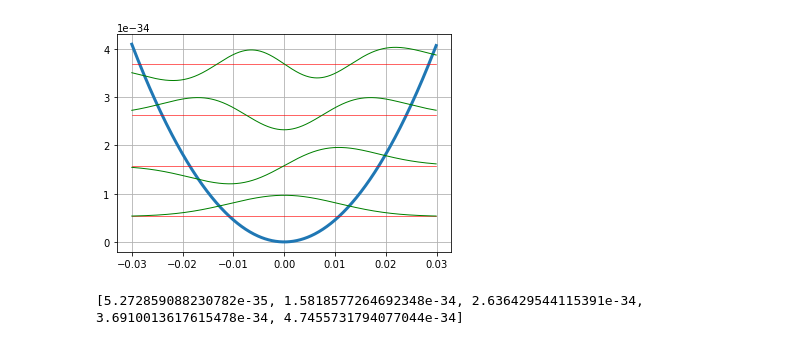
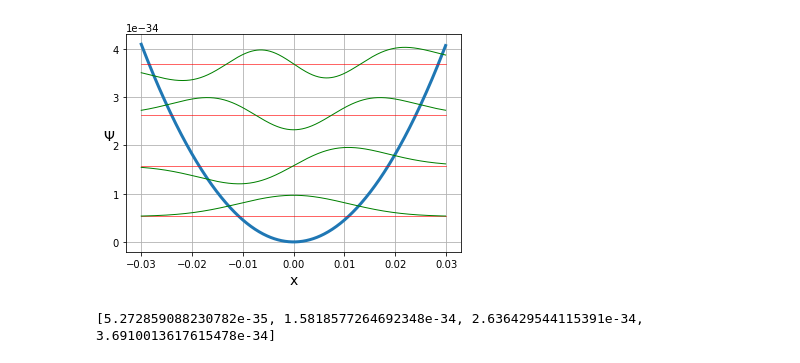
Before and after one commit to danyaffff/ITMO-Physics, a Jupyter notebook: Sem 4, Modeling/1task.ipynb, the cells around one changed output. Cells and saved outputs as stored; diff of their text form; code cells hidden in the pictures.

```diff
--- a/Sem 4, Modeling/1task.ipynb
+++ b/Sem 4, Modeling/1task.ipynb
@@ -5,7 +5,7 @@ import matplotlib.pyplot as plt
 import numpy as np
 # %%
 # Потенциальная энергия взята как 13.6 эВ -> электрон на первой орбите атома водорода
-U = 2.168e-18
+U = 15.168e-18
 
 # a была вычислена опытным путем
 a = 2e-10
@@ -23,6 +23,8 @@ for i in range(len(x)):
     y.append(f(U, x[i], a))
 
 plt.plot(x, y)
+plt.xlabel("a", fontsize=14)
+plt.ylabel("U", rotation=0, fontsize=14)
 plt.grid()
 plt.show()
 # %% [output]
@@ -82,0 +87,29 @@ plt.show()
+# %%
+# Вычислим энергии из найденных значений k и отметим их на графике
+energies = [0] * len(relatedValues)
+
+plt.plot(x, y)
+
+# Определим пси-функцию
+def psi(x_0, n):
+    # Просто коэффициент, чтобы функции красиво выглядели
+    coefficient = 70000000000000000000000
+    # И еще немного коэффициентов: делим значения на 2 и сдвигаем на pi * n / 2
+    return sqrt(2 / a) * sin(((constants.pi * (n + 1) * (x_0) / a) / 2) + (n + 1) * constants.pi / 2) / coefficient
+
+for index in range(len(relatedValues)):
+    energies[index] = (constants.hbar ** 2) * relatedValues[index] ** 2 / (2 * constants.electron_mass)
+    plt.axhline(y=energies[index] - U, linestyle="--", c='red', linewidth = 0.6)
+
+    # Нарисуем на графике графики волновых функций
+    yPsi = []
+    for xIndex in range(len(x)):
+        yPsi.append(psi(x[xIndex], index) + (energies[index] - U))
+
+    plt.plot(x, yPsi, c='green')
+    print(energies[index])
+
+plt.xlabel("a", fontsize=14)
+plt.ylabel("U", rotation=0, fontsize=14)
+plt.grid()
+plt.show()
@@ -83,7 +122,7 @@ plt.show()
 # %%
 # Построим график осцилляторного потенциала
-def pot(omega, x):
-    return 0.5 * constants.electron_mass * pow(omega, 2) * pow(x, 2)
+def pot(omega, x_3):
+    return 0.5 * constants.electron_mass * pow(omega, 2) * pow(x_3, 2)
 # %%
 x = np.arange(-3e-2, 3e-2, 1e-4)
 #x = np.arange(-3, 3, 0.1)
@@ -104,34 +143,36 @@ def hermite(n, x):
 
 # График собственных функций осциллографа
 def oscillographFunctions(n, x, E):
     points = []
     for index in range(len(x)):
         norm = constants.electron_mass / 150000 # Коэффициент нормализации, чтобы графики получились не огромные
         coefficient = 1 / (sqrt(pow(2, n) * factorial(n))) * pow((alpha / constants.pi), 0.25)
         point = norm * coefficient * exp(-0.5 * alpha * pow(x[index], 2)) * hermite(n, x[index]) + E # + E чтобы поднять график на определенную высоту
         points.append(point)
 
     return points
 
 # Нарисуем линии энергетических уровней
 # Собственные значения — значения энергий
 ownValues = []
 
 n = 0
 while True:
     E = (n + 0.5) * constants.hbar * omega
-    ownValues.append(E)
 
     if (E > y[0]):
         break
 
+    ownValues.append(E)
+
     plt.plot(x, [E] * len(x), linewidth=0.6, c='red')
     plt.plot(x, oscillographFunctions(n, x, E), c='green', linewidth = 1)
     n += 1
-
+plt.xlabel("x", fontsize=14)
+plt.ylabel("Ψ", rotation=0, fontsize=14)
 plt.grid()
 plt.show()
 print(ownValues)
 # %% [output]
-[figure, old version]
+[figure, new version]
-[5.272859088230782e-35, 1.5818577264692348e-34, 2.636429544115391e-34, 3.6910013617615478e-34, 4.7455731794077044e-34]
+[5.272859088230782e-35, 1.5818577264692348e-34, 2.636429544115391e-34, 3.6910013617615478e-34]
```
Also changed, not shown: parts of 5 cells of this notebook.
